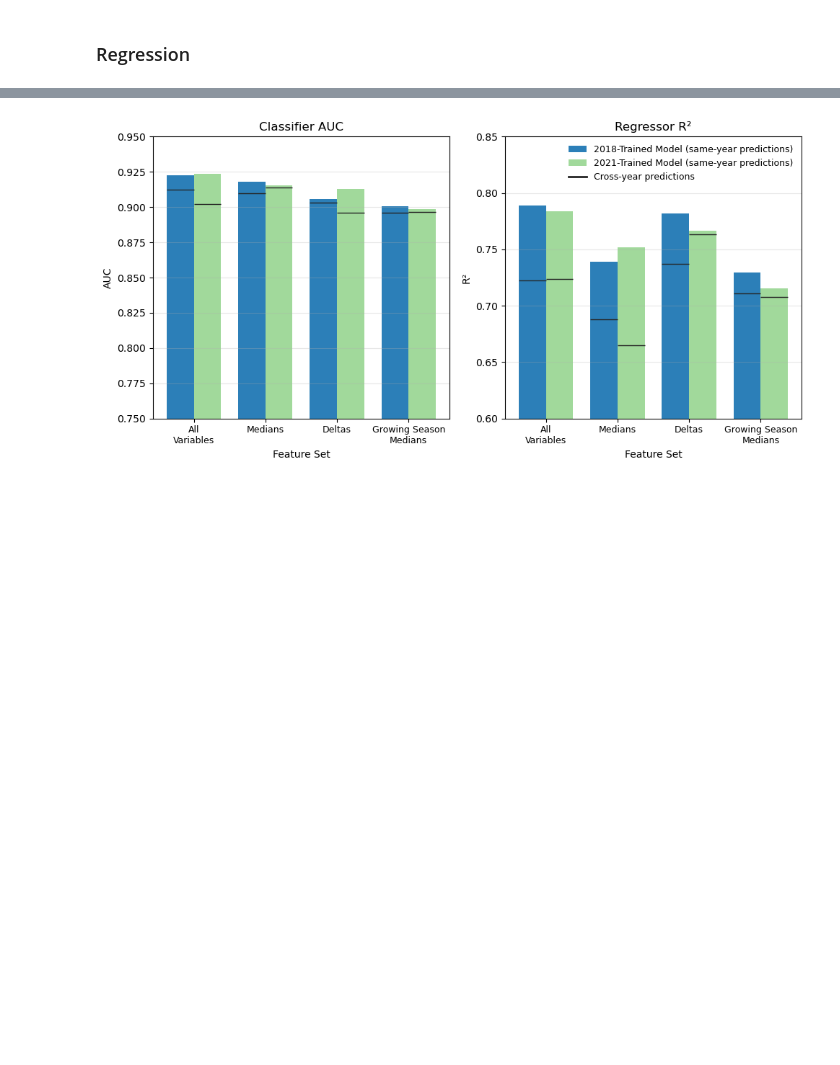
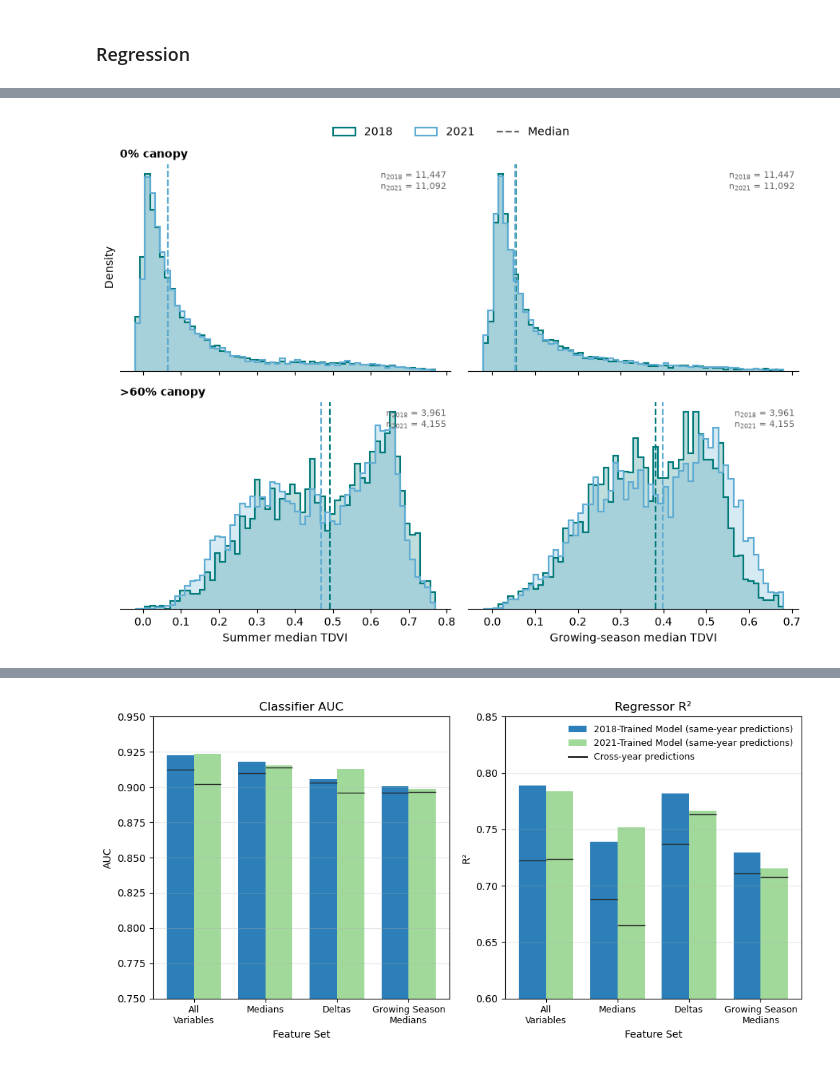
Before and after one commit to rosehanuy/nyc-tree-canopy, a Jupyter notebook: train_model_v2.ipynb, the cells around one changed output, grey strips where cells are left out. Saved outputs shown, nothing was run; the diff lists cells and outputs as text; code cells hidden in the pictures; blank space fills up the shorter version.

```diff
--- a/train_model_v2.ipynb
+++ b/train_model_v2.ipynb
@@ -558,0 +660,91 @@ plot_feature_comparison(output_label_1='nyc18',output_label_2='nyc21',year_1=201
+# %%
+"""Compare 2018 vs 2021 TDVI distributions for 0% and >60% canopy pixels.
+
+Panels: rows = canopy class (0% canopy, >60% canopy); columns = summer median TDVI,
+growing-season median TDVI. Each panel overlays the 2018 and 2021 distributions, drawn
+from the test-set pixels of each year (the two years share the same test blocks, so the
+comparison is between the same locations).
+"""
+
+
+YEARS = {'nyc18': ('2018', '#007979'), 'nyc21': ('2021', '#5FACD3')}
+INDEX = 'tdv'
+WINDOWS = [('summer_median', 'Summer median TDVI'),
+           ('season_median', 'Growing-season median TDVI')]
+TEST_FILE = 'test_df_clf'   # random sample of all valid test pixels; includes 0% canopy pixels
+
+
+def find_col(columns, index, suffix):
+    """Find the single feature column for an index + window, e.g. 'band_tdvi_summer_median'."""
+    hits = [c for c in columns if c.startswith('band') and index in c.lower() and c.endswith(suffix)]
+    if len(hits) != 1:
+        raise ValueError(f'Expected one column matching {index!r} + {suffix!r}, found: {hits}')
+    return hits[0]
+
+
+def load(label):
+    df = pd.read_parquet(root / 'data' / label / f'{label}_{TEST_FILE}.parquet')
+    pct = df['canopy_pct']
+    hi = 0.6 if pct.max() <= 1 else 60          # works whether canopy_pct is 0-1 or 0-100
+    df['canopy_class'] = np.select([pct == 0, pct > hi], ['0% canopy', '>60% canopy'], default='')
+    return df[df['canopy_class'] != '']
+
+
+def plot_tdvi_distributions(fname='tdvi_distributions_2018_2021.png', bins=60):
+    data = {label: load(label) for label in YEARS}
+    cols = {suffix: find_col(data['nyc18'].columns, INDEX, suffix) for suffix, _ in WINDOWS}
+    classes = ['0% canopy', '>60% canopy']
+
+    fig, axes = plt.subplots(2, 2, figsize=(9, 6.5), sharex='col')
+    summary = []
+    for r, cls in enumerate(classes):
+        for c, (suffix, xlabel) in enumerate(WINDOWS):
+            ax = axes[r, c]
+            col = cols[suffix]
+            vals = {lab: data[lab].loc[data[lab]['canopy_class'] == cls, col].dropna() for lab in YEARS}
+            # shared bins across years (and across both classes in this column) so shapes compare directly
+            allv = pd.concat([data[lab][col] for lab in YEARS]).dropna()
+            edges = np.linspace(allv.quantile(0.005), allv.quantile(0.995), bins + 1)
+
+            for lab, (year, color) in YEARS.items():
+                v = vals[lab]
+                ax.hist(v, bins=edges, density=True, histtype='stepfilled', alpha=0.25, color=color)
+                ax.hist(v, bins=edges, density=True, histtype='step', lw=1.5, color=color, label=year)
+                ax.axvline(v.median(), color=color, lw=1.5, ls='--')
+                q1, q3 = v.quantile([0.25, 0.75])
+                summary.append({'canopy_class': cls, 'feature': col, 'year': year, 'n': len(v),
+                                'median': v.median(), 'q1': q1, 'q3': q3, 'iqr': q3 - q1})
+
+            ax.set_title(cls if c == 0 else '', loc='left', fontsize=10, fontweight='bold')
+            ax.set_yticks([])
+            if r == 0 and c == 0:
+                ax.set_ylabel('Density')
+            if r == 1:
+                ax.set_xlabel(xlabel)
+            n_text = '\n'.join(f'n$_{{{YEARS[lab][0]}}}$ = {len(vals[lab]):,}' for lab in YEARS)
+            ax.text(0.99, 0.97, n_text, transform=ax.transAxes, ha='right', va='top', fontsize=8, color='0.4')
+            for side in ('top', 'right', 'left'):
+                ax.spines[side].set_visible(False)
+
+    handles, labels = axes[0, 0].get_legend_handles_labels()
+    handles.append(plt.Line2D([], [], color='0.4', ls='--', lw=1.5))
+    labels.append('Median')
+    fig.legend(handles, labels, loc='upper center', ncol=3, frameon=False, bbox_to_anchor=(0.5, 1.04))
+    plt.tight_layout()
+    # config.FIGURES.mkdir(parents=True, exist_ok=True)
+    # plt.savefig(config.FIGURES / fname, bbox_inches='tight', dpi=300)
+    plt.show()
+    plt.close()
+
+    summary = pd.DataFrame(summary)
+    # 2021 minus 2018 median shift, per class and feature: useful numbers for the results text
+    shift = (summary.pivot_table(index=['canopy_class', 'feature'], columns='year', values='median')
+             .assign(median_shift_2021_minus_2018=lambda t: t['2021'] - t['2018']))
+    return summary, shift
+
+
+summary, shift = plot_tdvi_distributions()
+print(summary.round(4).to_string(index=False))
+print(shift.round(4))
+# %% [output]
+[figure, added]
```
Also changed, not shown: parts of 15 cells of this notebook, 4 other files.
